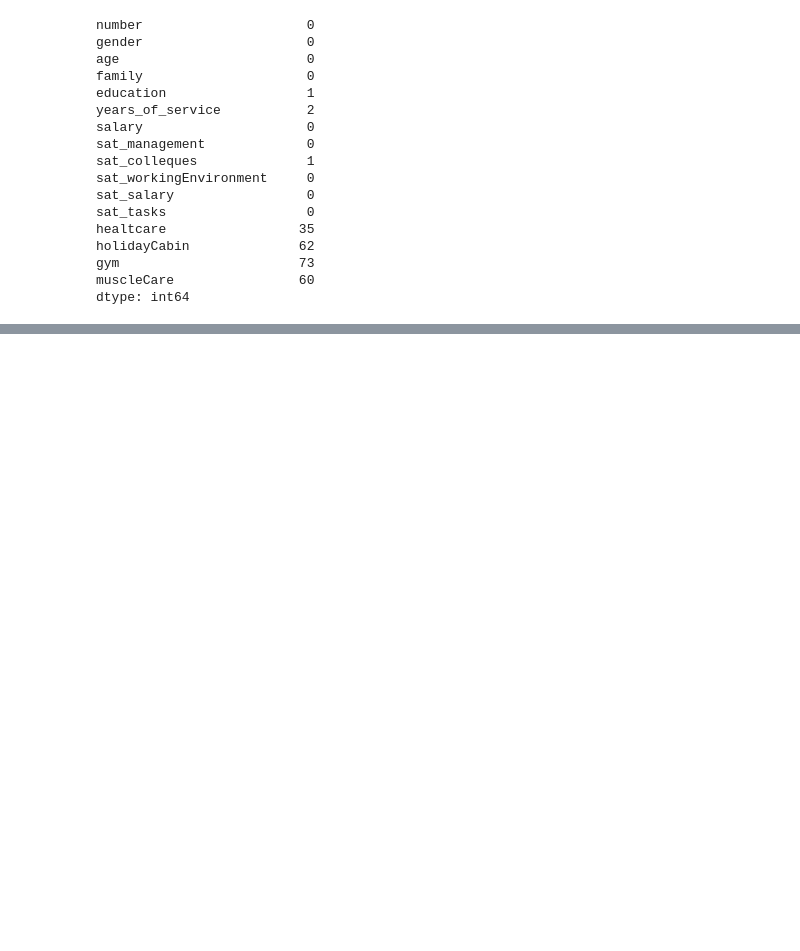
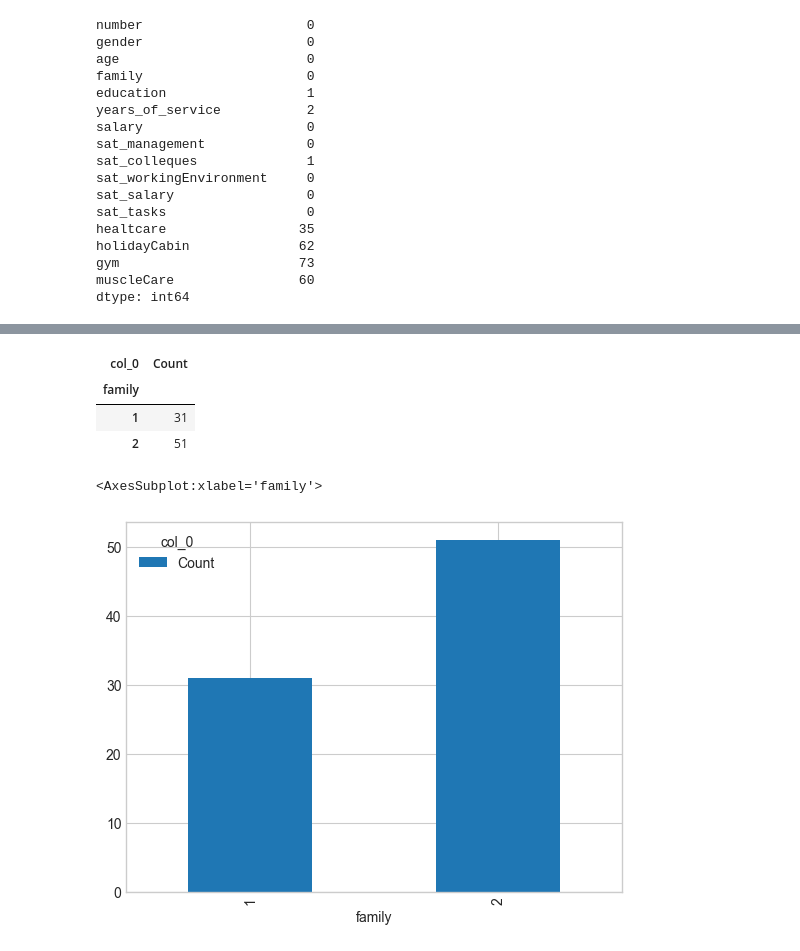
Before and after one commit to JemKempp/DataAnalysisPython, a Jupyter notebook: Toverit.ipynb, the cells around one changed output, grey strips where cells are left out. Cells and saved outputs as stored; diff of their text form; code cells hidden in the pictures; blank space fills up the shorter version.

```diff
--- a/Toverit.ipynb
+++ b/Toverit.ipynb
@@ -41,0 +160,12 @@ dtype: int64
+# %%
+df_family_counts
+# %% [output]
+| col_0 | Count |
+| family |  |
+| 1 | 31 |
+| 2 | 51 |
+# %%
+df_family_counts.plot.bar()
+# %% [output]
+<AxesSubplot:xlabel='family'>
+[figure, added]
```
Also changed, not shown: parts of 25 cells of this notebook.
